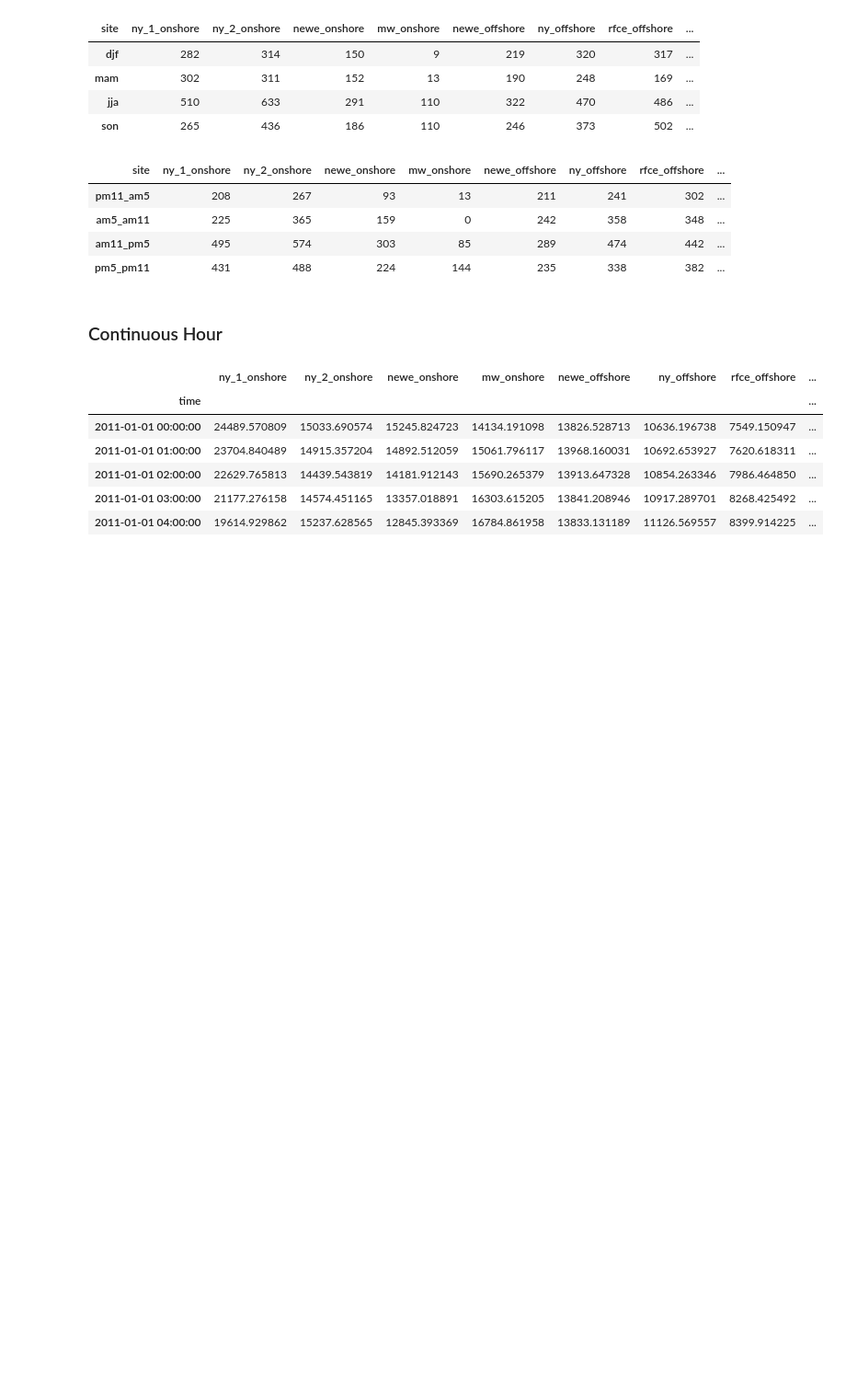
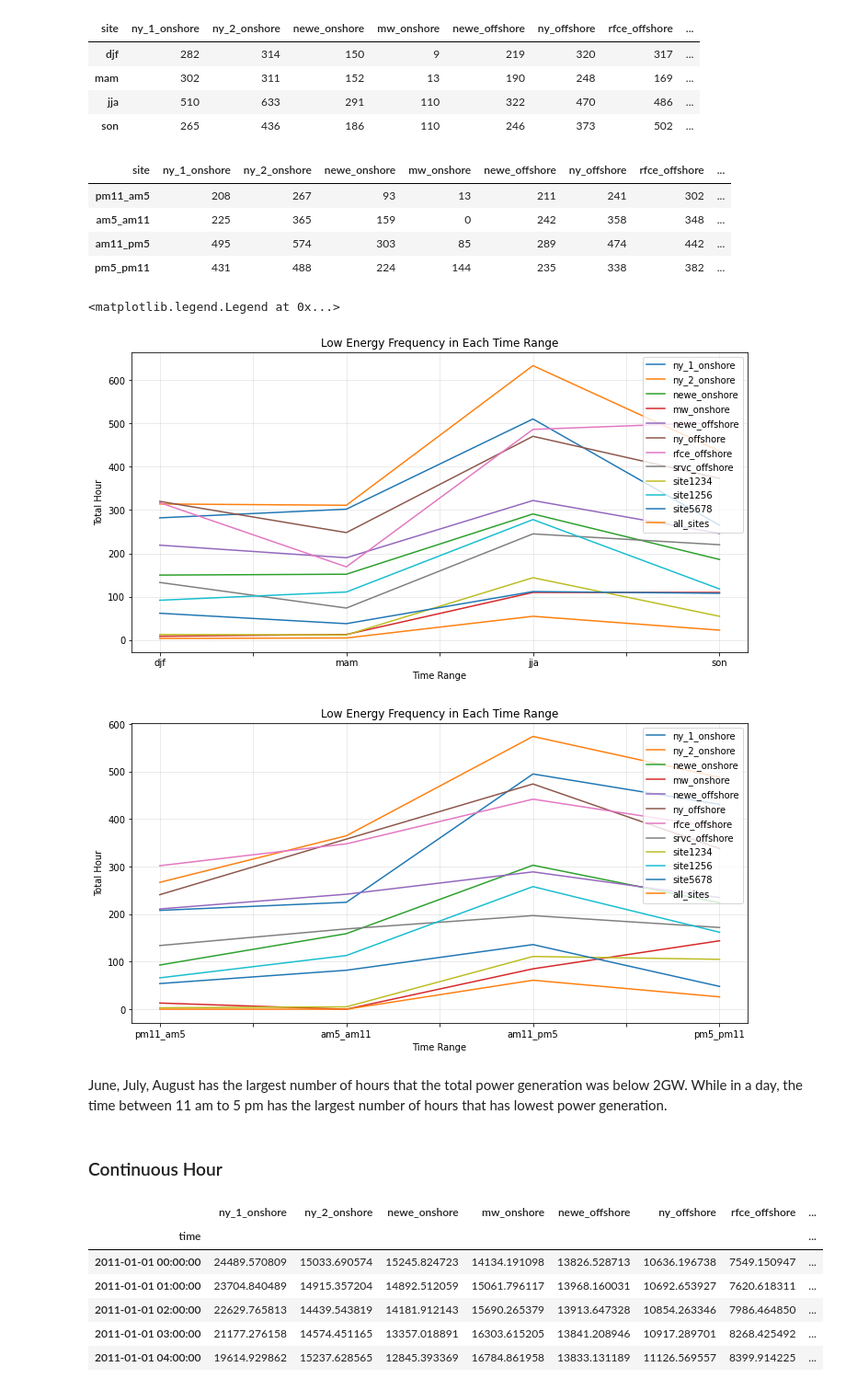
Before and after one commit to Yixuan-Zou/finalproject, a Jupyter notebook: onevariable_yz3909_code_project.ipynb, the cells around one changed output. Shown at 92% size. Saved outputs shown, nothing was run; the diff lists cells and outputs as text; code cells hidden in the pictures; blank space fills up the shorter version.

```diff
--- a/onevariable_yz3909_code_project.ipynb
+++ b/onevariable_yz3909_code_project.ipynb
@@ -538,6 +512,27 @@ hourly_low
 | am5_am11 | 225 | 365 | 159 | 0 | 242 | 358 | 348 | ... |
 | am11_pm5 | 495 | 574 | 303 | 85 | 289 | 474 | 442 | ... |
 | pm5_pm11 | 431 | 488 | 224 | 144 | 235 | 338 | 382 | ... |
+# %%
+plt.rcParams['figure.figsize'] = (12, 6)
+seasonal_low.plot()
+plt.grid(alpha=0.3)
+plt.ylabel('Total Hour');
+plt.xlabel('Time Range');
+plt.title('Low Energy Frequency in Each Time Range');
+plt.legend(loc='upper right')
+
+hourly_low.plot()
+plt.grid(alpha=0.3)
+plt.ylabel('Total Hour');
+plt.xlabel('Time Range');
+plt.title('Low Energy Frequency in Each Time Range');
+plt.legend(loc='upper right')
+# %% [output]
+<matplotlib.legend.Legend at 0x...>
+[figure, added]
+[figure, added]
+# %% [markdown]
+June, July, August has the largest number of hours that the total power generation was below 2GW. While in a day, the time between 11 am to 5 pm has the largest number of hours that has lowest power generation.
 # %% [markdown]
 <h3>Continuous Hour
 # %%
```
Also changed, not shown: parts of 31 cells of this notebook.
